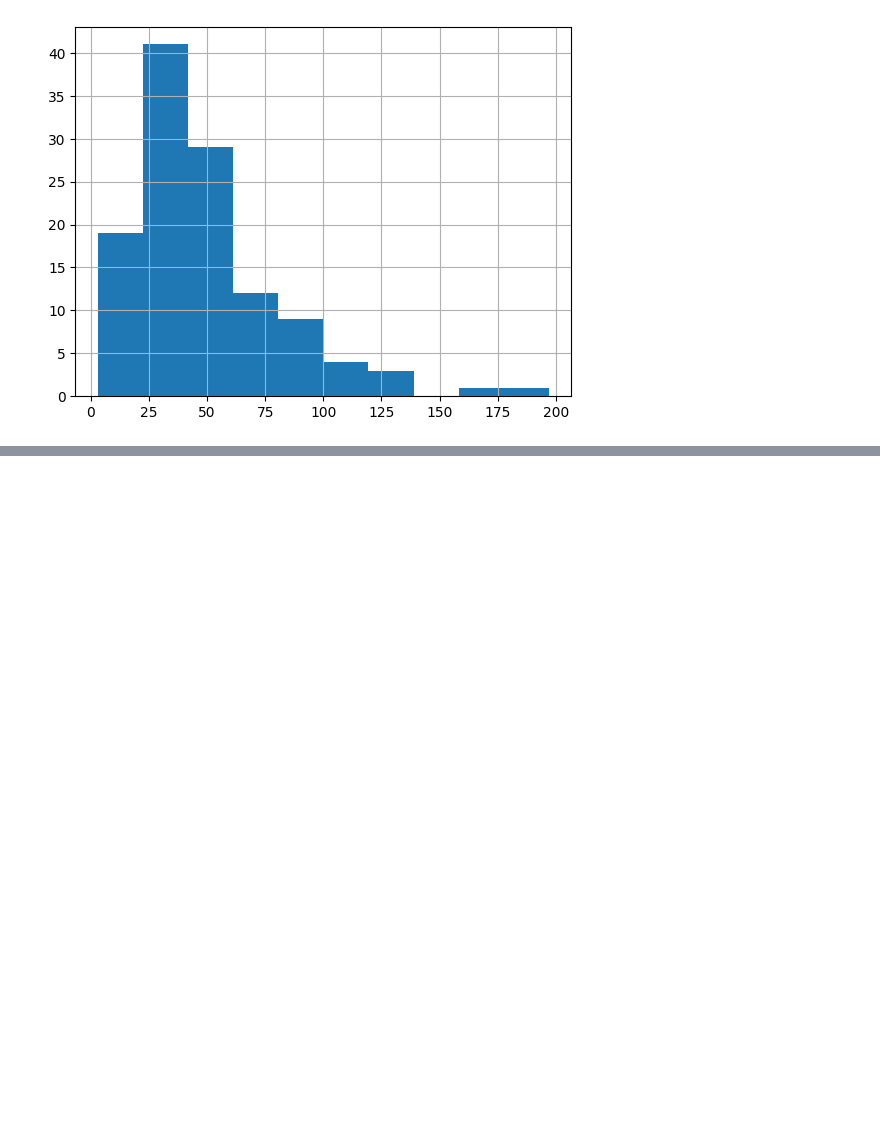
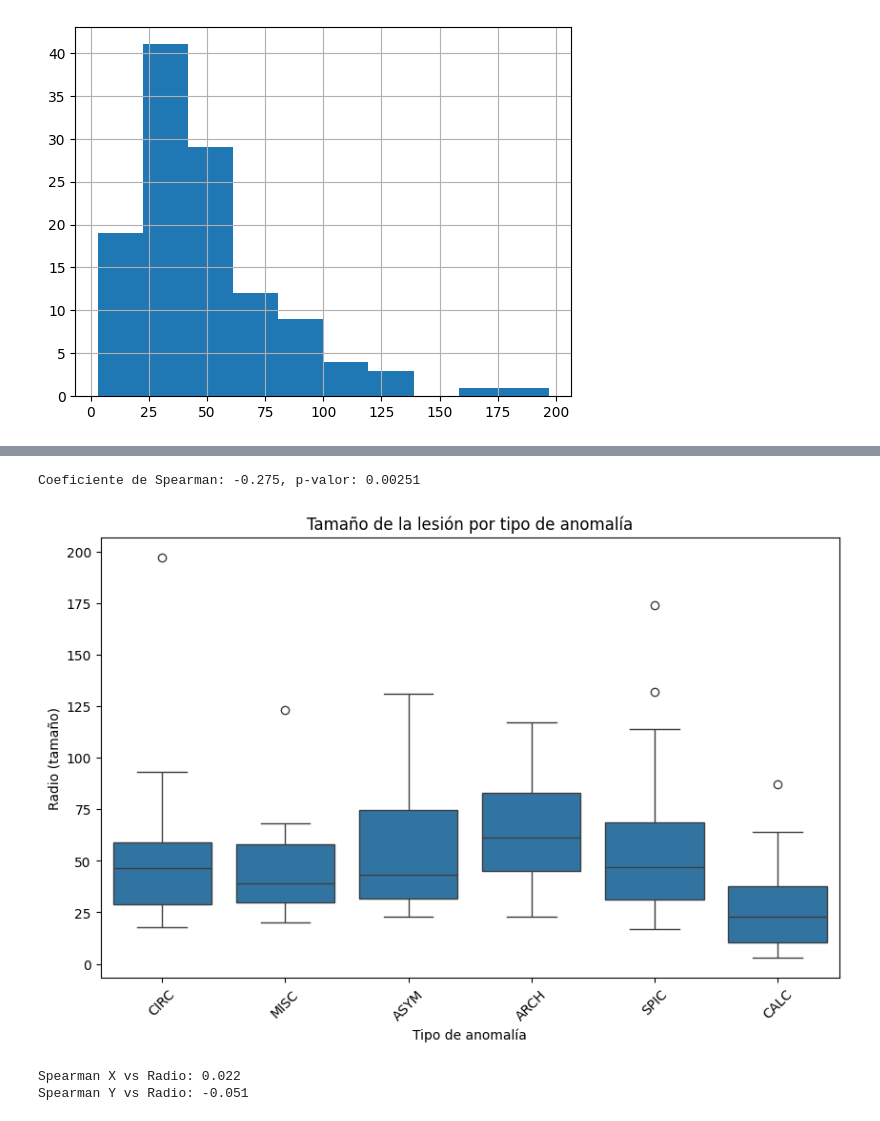
Before and after one commit to Maffergu/cancer_detection, a Jupyter notebook: analisis.ipynb, the cells around one changed output, grey strips where cells are left out. Drawn from its saved outputs; the diff is of its cells as text; code cells hidden in the pictures; blank space fills up the shorter version.

```diff
--- a/analisis.ipynb
+++ b/analisis.ipynb
@@ -117,0 +255,38 @@ Radius.hist()
+# %%
+# Filtrar filas con clase conocida y radio numérico
+valid = df[['Class', 'Radius']].dropna()
+valid['Radius'] = valid['Radius'].astype(float)
+
+# Mapear clases a números
+class_map = {c: i for i, c in enumerate(valid['Class'].unique())}
+valid['Class_Num'] = valid['Class'].map(class_map)
+
+# Correlación de Spearman
+corr, p_value = spearmanr(valid['Class_Num'], valid['Radius'])
+print(f"Coeficiente de Spearman: {corr:.3f}, p-valor: {p_value:.3g}")
+
+# Visualización
+plt.figure(figsize=(10, 6))
+sns.boxplot(data=valid, x='Class', y='Radius')
+plt.title("Tamaño de la lesión por tipo de anomalía")
+plt.ylabel("Radio (tamaño)")
+plt.xlabel("Tipo de anomalía")
+plt.xticks(rotation=45)
+plt.show()
+# %% [output]
+Coeficiente de Spearman: -0.275, p-valor: 0.00251
+[figure, added]
+# %%
+# Correlación entre tamaño y coordenadas
+anomalies_valid = df[['Abnormality_X', 'Abnormality_Y', 'Radius']].dropna()
+anomalies_valid = anomalies_valid[anomalies_valid['Abnormality_X'] != '*NOTE']
+anomalies_valid = anomalies_valid.astype(float)
+
+corr_x, _ = spearmanr(anomalies_valid['Abnormality_X'], anomalies_valid['Radius'])
+corr_y, _ = spearmanr(anomalies_valid['Abnormality_Y'], anomalies_valid['Radius'])
+
+print(f"Spearman X vs Radio: {corr_x:.3f}")
+print(f"Spearman Y vs Radio: {corr_y:.3f}")
+# %% [output]
+Spearman X vs Radio: 0.022
+Spearman Y vs Radio: -0.051
```
Also changed, not shown: parts of 11 cells of this notebook.
